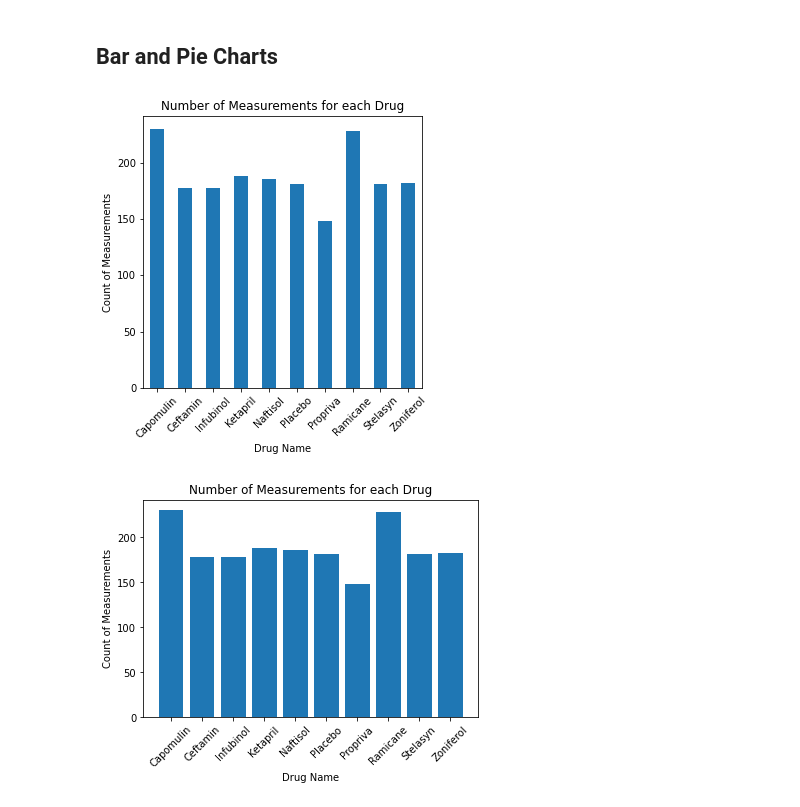
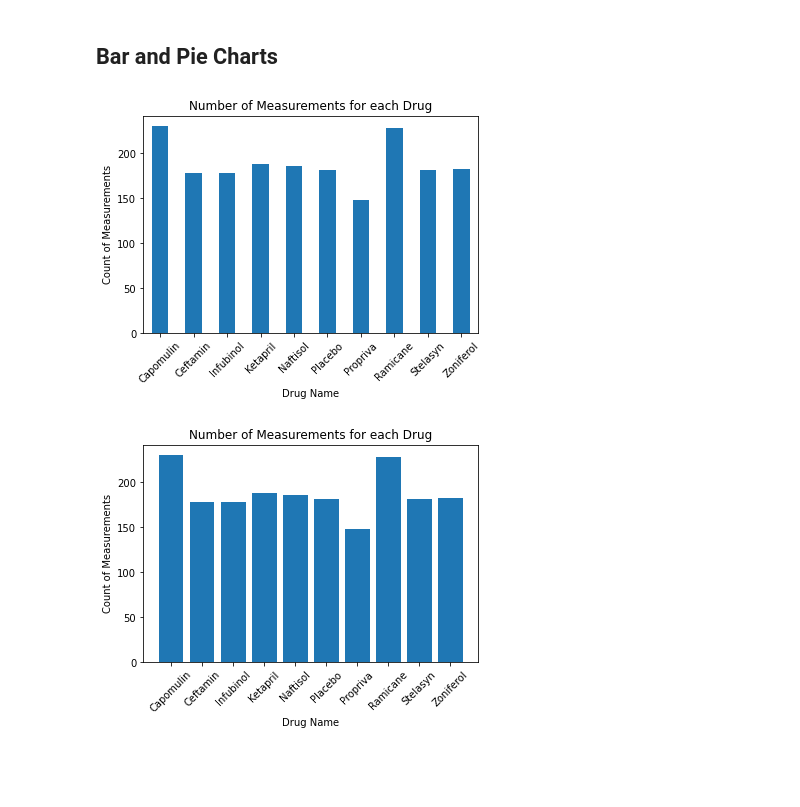
Before and after one commit to madisonfisher/matplotlib-challenge_MBF-, a Jupyter notebook: pymaceuticals.ipynb, the cells around one changed output. Drawn from its saved outputs; the diff is of its cells as text; code cells hidden in the pictures; blank space fills up the shorter version.

```diff
--- a/pymaceuticals.ipynb
+++ b/pymaceuticals.ipynb
@@ -171,12 +171,12 @@ updated_df.groupby(["Drug Regimen"]).agg({
 # %%
 # Generate a bar plot showing the total number of measurements taken on each drug regimen using pandas.
 counts_df = updated_df.groupby(["Drug Regimen"]).count()["Timepoint"]
-counts_df.plot(kind="bar", rot=45, figsize=(5,5), title="Number of Measurements for each Drug")
+counts_df.plot(kind="bar", rot=45, title="Number of Measurements for each Drug")
 plt.xlabel("Drug Name")
 plt.ylabel("Count of Measurements")
 plt.show()
 # %% [output]
-[figure, old version]
+[figure, new version]
 # %%
 # Generate a bar plot showing the total number of measurements taken on each drug regimen using pyplot.
 drug_names = list(counts_df.index)
```
Also changed, not shown: parts of 2 cells of this notebook.
